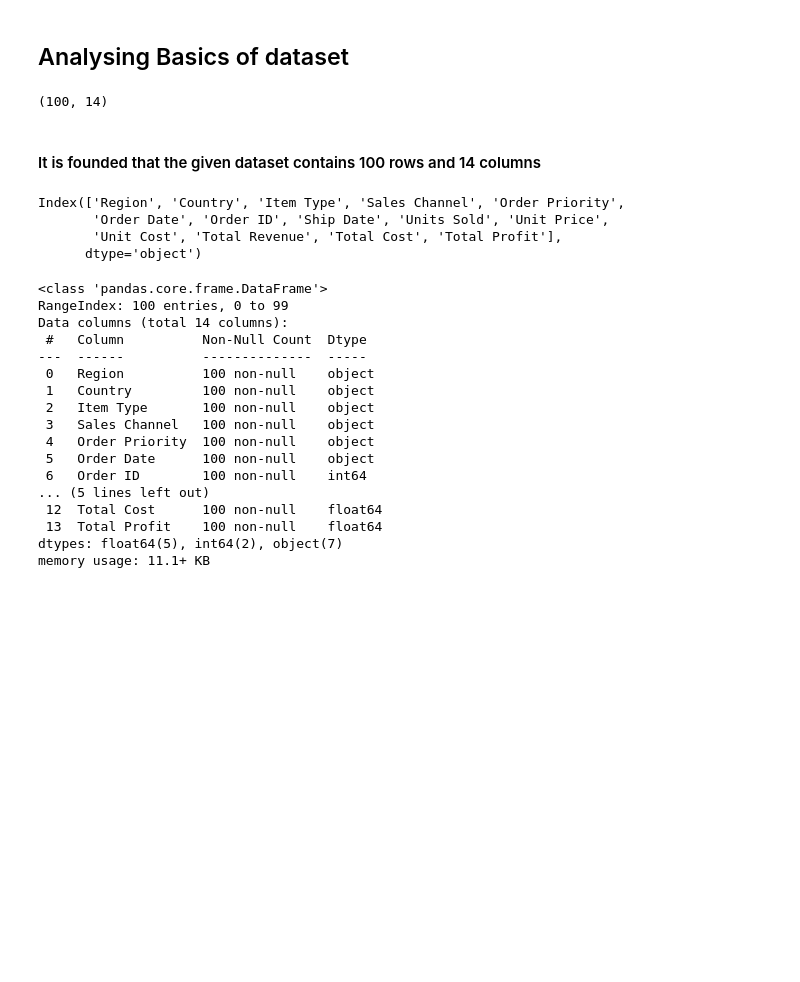
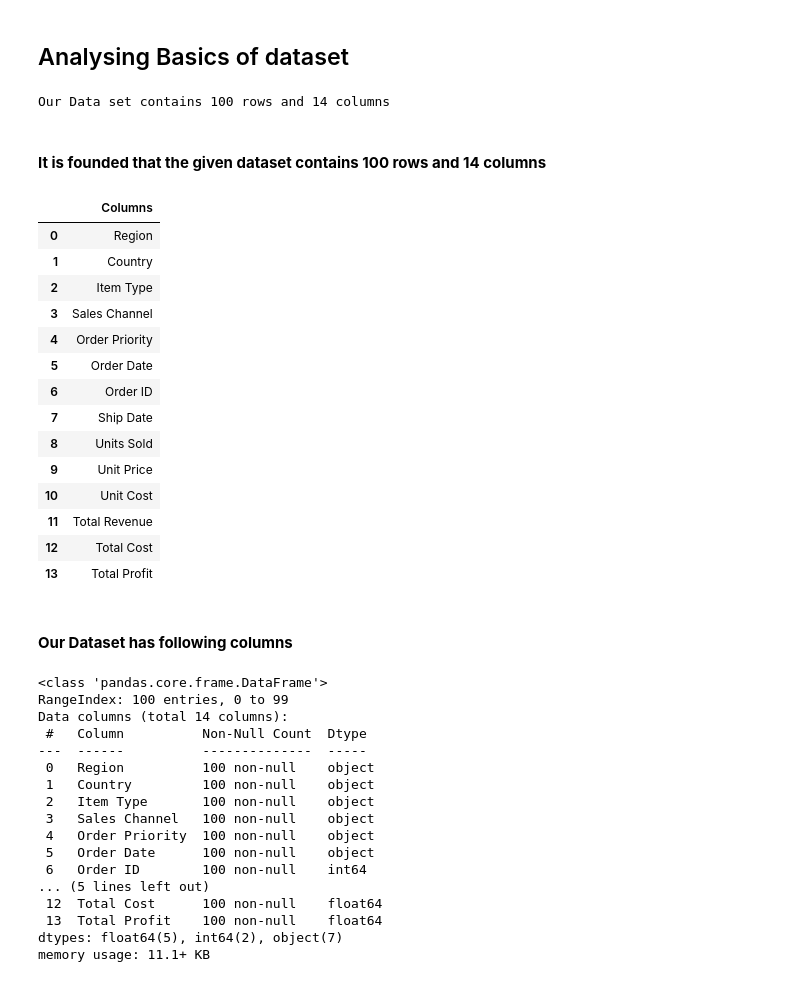
Before and after one commit to SamNijin/Analyzing-Amazon-Sales-Data, a Jupyter notebook: Amazon-Sales-Analysis.ipynb, the cells around one changed output. Drawn from its saved outputs; the diff is of its cells as text; code cells hidden in the pictures; blank space fills up the shorter version.

```diff
--- a/Amazon-Sales-Analysis.ipynb
+++ b/Amazon-Sales-Analysis.ipynb
@@ -86,20 +78,33 @@ def analyzing_dataset(dataset):
 # %%
-# Returns shape of the dataset
-
-sales_data.shape
+rows,column=sales_data.shape
+print(f"Our Data set contains {rows} rows and {column} columns")
 # %% [output]
-(100, 14)
+Our Data set contains 100 rows and 14 columns
 # %% [markdown]
-#### It is founded that the given dataset contains 100 rows and 14 columns
+#### <b>It is founded that the given dataset contains 100 rows and 14 columns
 # %%
 # Returns the column names of the dataset
 
-sales_data.columns
+columns=list(sales_data.columns)
+display(pd.DataFrame(columns,columns=["Columns"]))
 # %% [output]
-Index(['Region', 'Country', 'Item Type', 'Sales Channel', 'Order Priority',
-       'Order Date', 'Order ID', 'Ship Date', 'Units Sold', 'Unit Price',
-       'Unit Cost', 'Total Revenue', 'Total Cost', 'Total Profit'],
-      dtype='object')
+|  | Columns |
+| 0 | Region |
+| 1 | Country |
+| 2 | Item Type |
+| 3 | Sales Channel |
+| 4 | Order Priority |
+| 5 | Order Date |
+| 6 | Order ID |
+| 7 | Ship Date |
+| 8 | Units Sold |
+| 9 | Unit Price |
+| 10 | Unit Cost |
+| 11 | Total Revenue |
+| 12 | Total Cost |
+| 13 | Total Profit |
+# %% [markdown]
+#### <b>Our Dataset has following columns
 # %%
 # Returns some information like the number of non-Null values and the data type of the dataset
 
```
Also changed, not shown: parts of 24 cells of this notebook.
